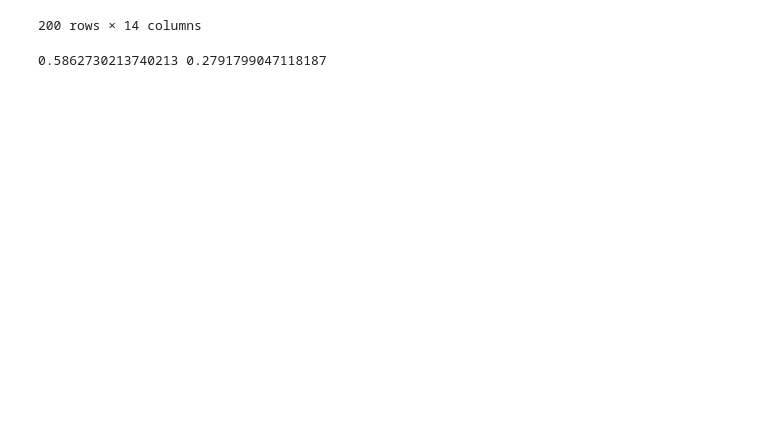
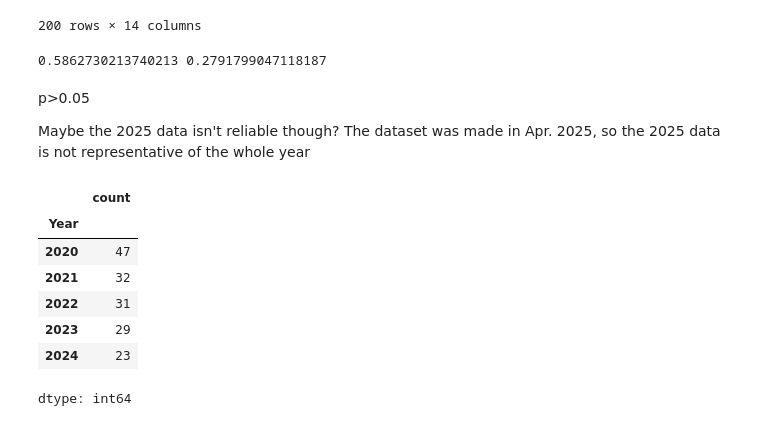
Before and after one commit to jigar-shroff/AiOnDigitalMediaResearch, a Jupyter notebook: AIOnDigitalMediaResearch.ipynb, the cells around one changed output. Saved outputs shown, nothing was run; the diff lists cells and outputs as text; code cells hidden in the pictures; blank space fills up the shorter version.

```diff
--- a/AIOnDigitalMediaResearch.ipynb
+++ b/AIOnDigitalMediaResearch.ipynb
@@ -1082,3 +1076,20 @@ t2, p2 = stats.ttest_ind(higherThanAvgHAI["Revenue Increase Due to AI"], lowerTh
 print(t2, p2)
 # %% [output]
 0.5862730213740213 0.2791799047118187
+# %% [markdown]
+p>0.05
+
+Maybe the 2025 data isn't reliable though? The dataset was made in Apr. 2025, so the 2025 data is not representative of the whole year
+# %%
+no25Frame = newAIFrame.copy()
+no25Frame = no25Frame[no25Frame["Year"] != 2025]
+no25Frame["Year"].value_counts()
+# %% [output]
+|  | count |
+| Year |  |
+| 2020 | 47 |
+| 2021 | 32 |
+| 2022 | 31 |
+| 2023 | 29 |
+| 2024 | 23 |
+dtype: int64
```
Also changed, not shown: parts of 15 cells of this notebook.
